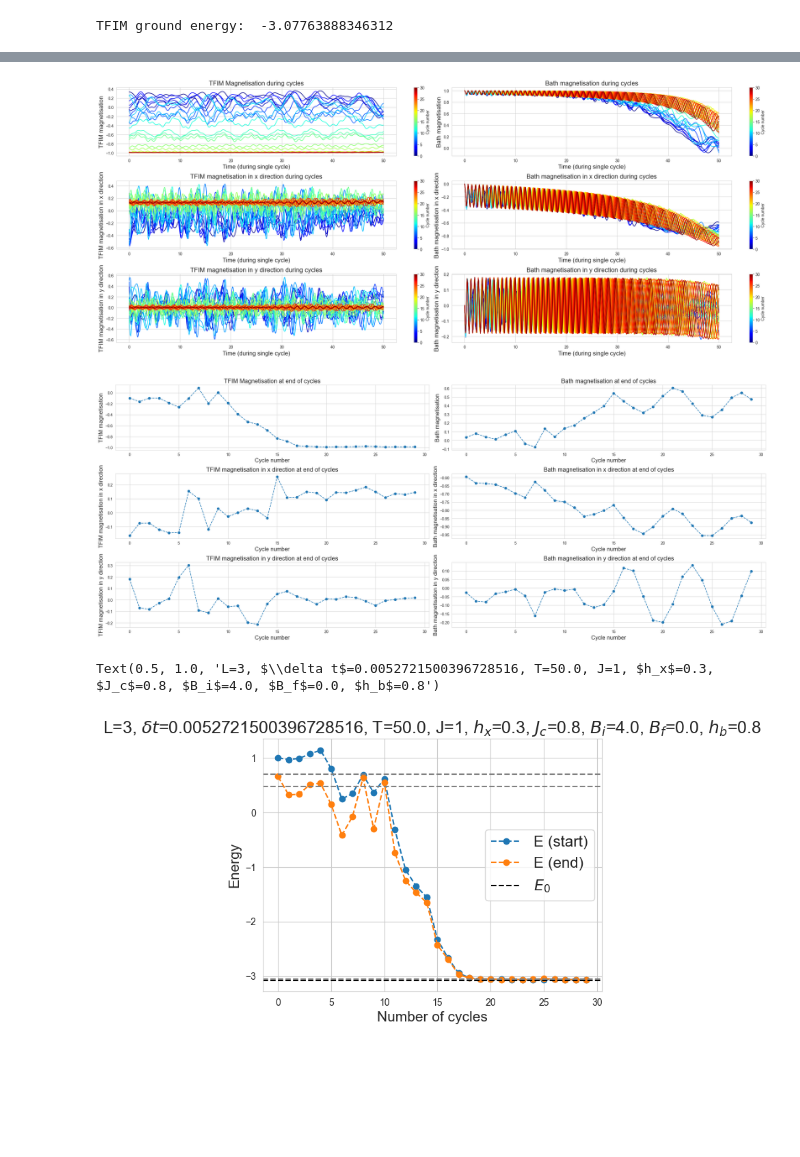
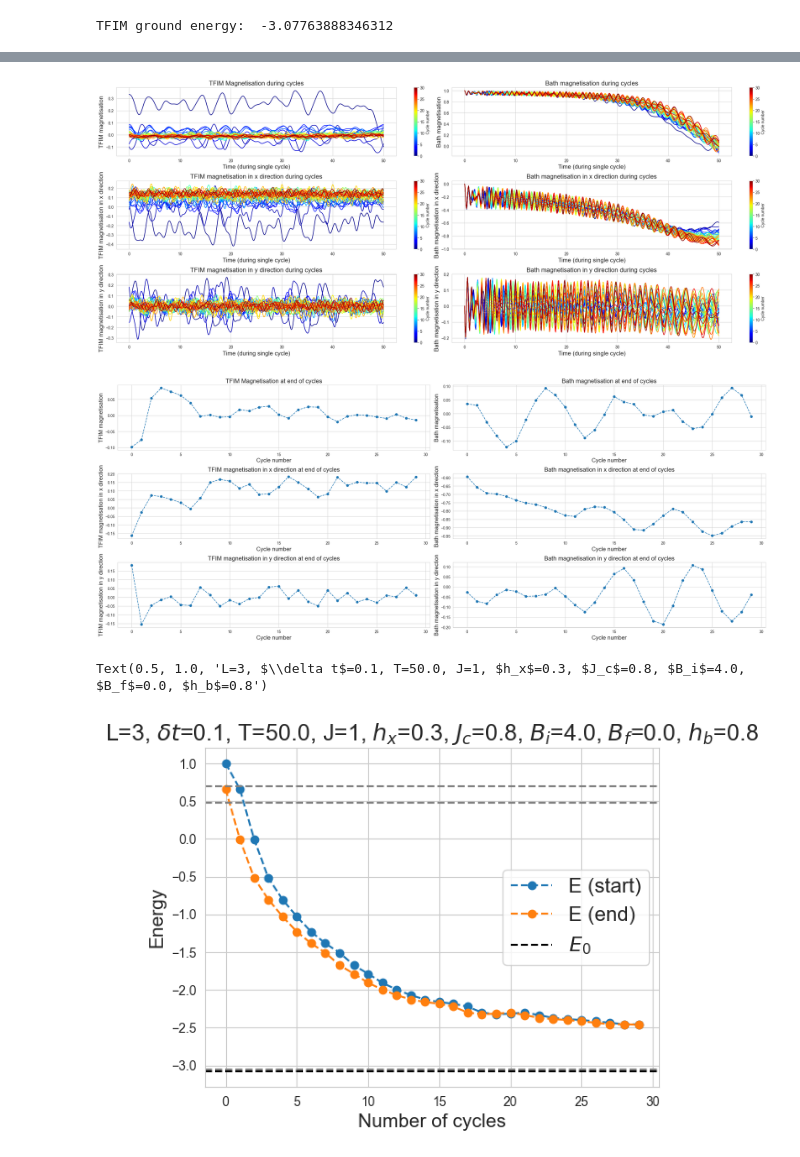
Before and after one commit to konj5/IJS2024, a Jupyter notebook: Version 2.0/QT_protocol_simulations_MY_VERSION.ipynb, the cells around one changed output, grey strips where cells are left out. Cells and saved outputs as stored; diff of their text form; code cells hidden in the pictures; blank space fills up the shorter version.

```diff
--- a/Version 2.0/QT_protocol_simulations_MY_VERSION.ipynb
+++ b/Version 2.0/QT_protocol_simulations_MY_VERSION.ipynb
@@ -29,7 +29,7 @@ sz = qt.sigmaz()
 end_of_cycle_measurement = False         # Meritev spinov v sigma^z bazi po koncu vsakega cikla
 pass_directly_with_added_errors = False
 remake_product_state = False
-remake_product_state_LSQ = True
+remake_product_state_LSQ = False
 open_dynamics = False          # Odprt sistem z sigma^z collapse operatorji na vsakem spinu
 couplings_decrease = True      # Linearno nižanje  sklopitve iz cikla v cikel
 coupling = "lin"
@@ -447,7 +447,7 @@ def run_cycle(L, tfim_params, bath_params, coupling_params, psi0, tlist):
     # Running the time evolution
 
     t0 = time()
-    result = qt.sesolve(H, psi0, tlist, e_ops=[], args=time_dependant_functions_coeffs, progress_bar = False)
+    result = qt.mesolve(H, psi0, tlist, e_ops=[], args=time_dependant_functions_coeffs, progress_bar = False)
     dt = time() - t0
     time_stuff.append(dt)
 
@@ -754,7 +754,7 @@ plt.title("Bath magnetisation in y direction during cycles", fontsize = 16)
 
 plt.tight_layout()
 # %% [output]
-[figure, old version]
+[figure, new version]
 # %%
 whole_process_tfim_magnetisations = np.array(whole_process_tfim_magnetisations)
 whole_process_tfim_magnetisations_x_direction = np.array(whole_process_tfim_magnetisations_x_direction)
@@ -832,42 +832,42 @@ plt.title("Bath magnetisation in y direction at end of cycles", fontsize = 16)
 
 plt.tight_layout()
 # %% [output]
-[figure, old version]
+[figure, new version]
 # %%
 start_cycle_energies = [energ[0] for energ in whole_process_energies]
 
 
 
 plt.plot(start_cycle_energies, '--o', label="E (start)")
 plt.plot(end_of_process_tfim_energies, '--o', label="E (end)")
 
 plt.axhline(y=E0, linestyle='--', color='black', label=r"$E_0$")
 
 i = 0
 j = 0
 E = E0
 while True:
     try:
         i += 1
         #print(f"{E}  {j}  {i}")
         if eigen_energies[i] > np.max(start_cycle_energies) and eigen_energies[i] > np.max(end_of_process_tfim_energies):
             break
         if np.round(eigen_energies[i], 2) == np.round(E,2):
             continue
 
         plt.axhline(y=eigen_energies[i], linestyle='--', color='gray')
         j += 1
         E = eigen_energies[i]
     except IndexError:
         break
 
 plt.legend(fontsize = 16)
 plt.xlabel('Number of cycles', fontsize = 15)
 plt.ylabel('Energy', fontsize = 15)
-plt.title(fr'L={L}, $\delta t$={dt}, T={T}, J={J}, $h_x$={hx}, $J_c$={Jc}, $B_i$={Bi}, $B_f$={Bf}, $h_b$={hb}', fontsize = 18)
+plt.title(fr'L={L}, $\delta t$={times[1]-times[0]}, T={T}, J={J}, $h_x$={hx}, $J_c$={Jc}, $B_i$={Bi}, $B_f$={Bf}, $h_b$={hb}', fontsize = 18)
 # %% [output]
-Text(0.5, 1.0, 'L=3, $\\delta t$=0.0052721500396728516, T=50.0, J=1, $h_x$=0.3, $J_c$=0.8, $B_i$=4.0, $B_f$=0.0, $h_b$=0.8')
+Text(0.5, 1.0, 'L=3, $\\delta t$=0.1, T=50.0, J=1, $h_x$=0.3, $J_c$=0.8, $B_i$=4.0, $B_f$=0.0, $h_b$=0.8')
-[figure, old version]
+[figure, new version]
 # %%
 start_cycle_energies = [energ[0] for energ in whole_process_energies]
 
```
Also changed, not shown: parts of 4 cells of this notebook, 15 other files.
